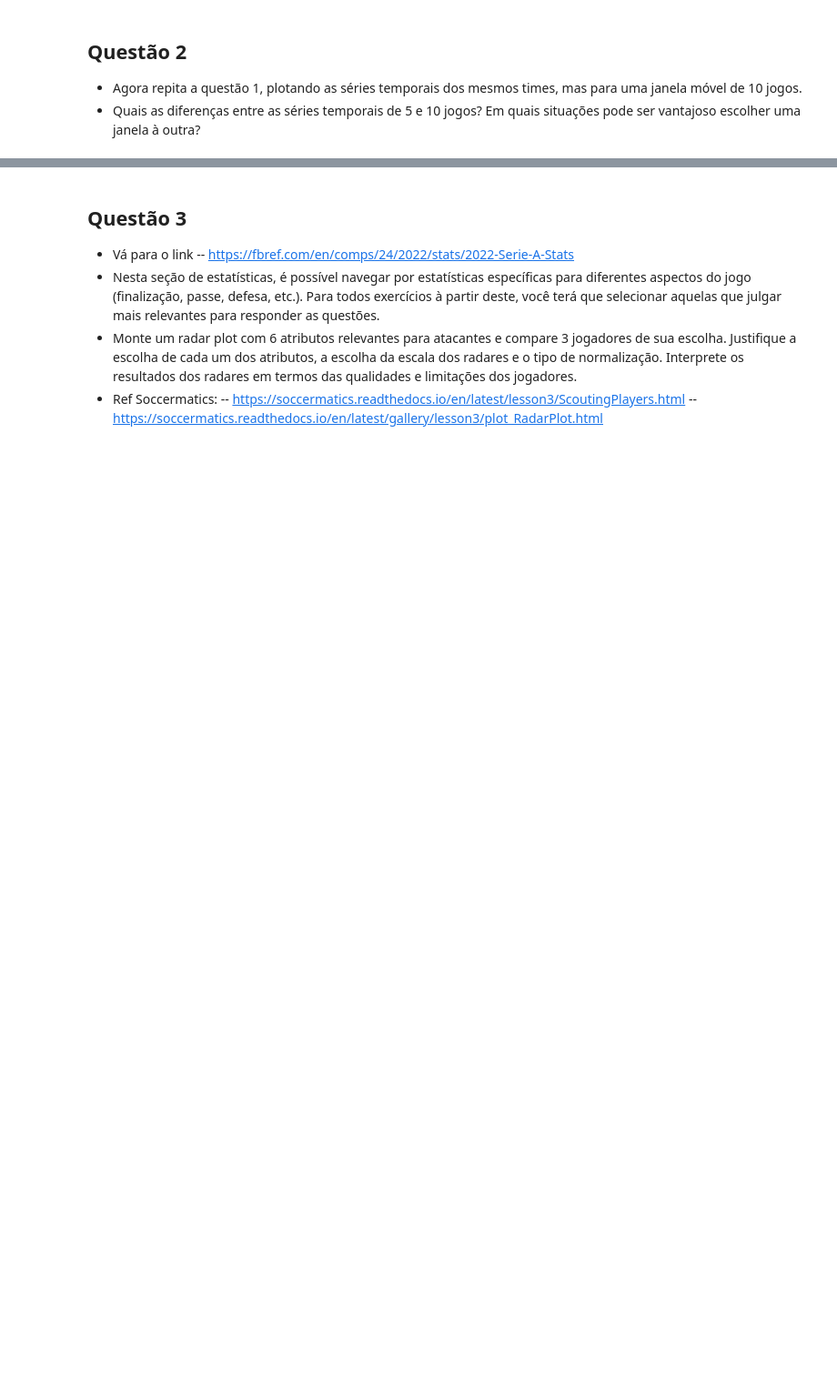
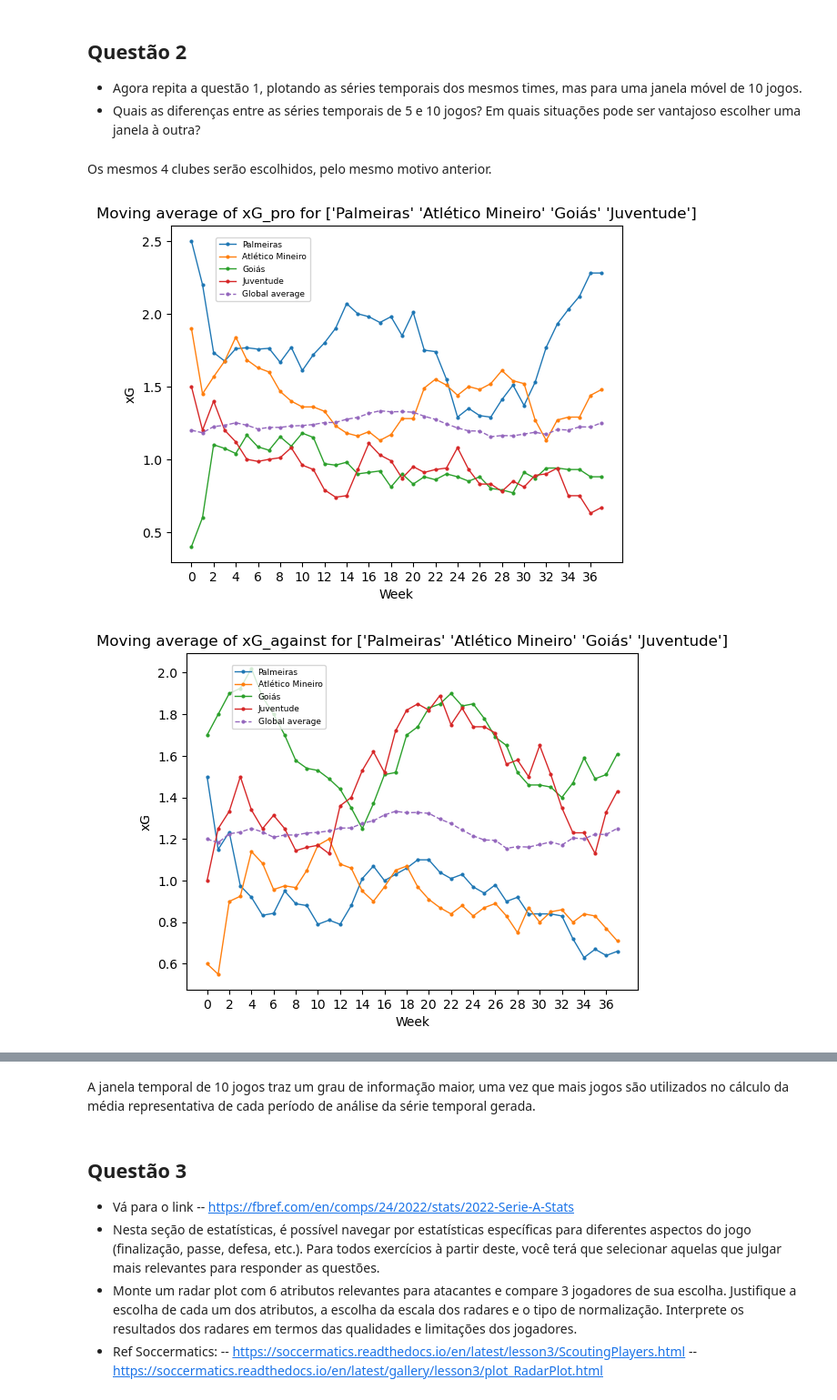
Before and after one commit to lframosferreira/soccer-analytics-notebooks, a Jupyter notebook: atv02/ativ_2.ipynb, the cells around one changed output, grey strips where cells are left out. Shown at 91% size. Saved outputs shown, nothing was run; the diff lists cells and outputs as text; code cells hidden in the pictures; blank space fills up the shorter version.

```diff
--- a/atv02/ativ_2.ipynb
+++ b/atv02/ativ_2.ipynb
@@ -62,3 +115,46 @@ plot_moving_average(df=df, team="Internacional", size=5)
 ## Questão 2
 - Agora repita a questão 1, plotando as séries temporais dos mesmos times, mas para uma janela móvel de 10 jogos.
 - Quais as diferenças entre as séries temporais de 5 e 10 jogos? Em quais situações pode ser vantajoso escolher uma janela à outra?
+# %%
+teams: np.array = df["Home"].unique()
+xG_pro_global_moving_average: np.array = np.zeros(38)
+xG_against_global_moving_average: np.array = np.zeros(38)
+xG_diff_global_moving_average: np.array = np.zeros(38)
+window_size: int = 10
+for team in teams:
+    team_df: pd.DataFrame = df[(df["Home"] == team) | (df["Away"] == team)]
+    team_df["xG_pro"] = np.where(team_df["Home"] == team, team_df["xG_Home"], team_df["xG_Away"])
+    team_df["xG_against"] = np.where(team_df["Home"] == team, team_df["xG_Away"], team_df["xG_Home"])
+    team_df["xG_diff"] = np.where(team_df["Home"] == team, team_df["xG_diff"], -1 * team_df["xG_diff"])
+
+    xG_pro_moving_average: np.array = team_df["xG_pro"].rolling(window=window_size, min_periods=1).mean().to_numpy()
+    xG_against_moving_average: np.array = team_df["xG_against"].rolling(window=window_size, min_periods=1).mean().to_numpy()
+    xG_diff_moving_average: np.array = team_df["xG_diff"].rolling(window=window_size, min_periods=1).mean().to_numpy()
+
+    """ plt.plot(np.arange(38), xG_pro_moving_average,  marker='o', linewidth=1, markersize=2, label="Pro")
+    plt.plot(np.arange(38), xG_against_moving_average, marker='o', linewidth=1, markersize=2, label="Against")
+    plt.plot(np.arange(38), xG_diff_moving_average,  marker='o', linewidth=1, markersize=2, label="Difference")
+    plt.title(f"{team} moving averages")
+    plt.xticks(np.arange(38, step=2))
+    plt.xlabel("Week")
+    plt.ylabel("xG")
+    plt.legend()
+    plt.show() """
+
+    xG_pro_global_moving_average += xG_pro_moving_average
+    xG_against_global_moving_average = xG_against_moving_average
+    xG_diff_global_moving_average += xG_diff_moving_average
+
+xG_pro_global_moving_average /= 20
+xG_against_global_moving_average /= 20
+xG_diff_global_moving_average /= 20
+# %% [markdown]
+Os mesmos 4 clubes serão escolhidos, pelo mesmo motivo anterior.
+# %%
+statistics: np.array = np.array(["xG_pro", "xG_against", "xG_diff"])
+teams: np.array = np.array(["Palmeiras", "Atlético Mineiro", "Goiás", "Juventude"])
+for statistic in statistics:
+    plot_teams_moving_averages(df=df, statistic=statistic, teams=teams, global_moving_average=xG_pro_global_moving_average, window_size=window_size)
+# %% [output]
+[figure, added]
+[figure, added]
@@ -65,3 +162,5 @@ plot_moving_average(df=df, team="Internacional", size=5)
+# %% [markdown]
+A janela temporal de 10 jogos traz um grau de informação maior, uma vez que mais jogos são utilizados no cálculo da média representativa de cada período de análise da série temporal gerada.
 # %% [markdown]
 ## Questão 3
 - Vá para o link
```
Also changed, not shown: parts of 18 cells of this notebook, 1 other file.
